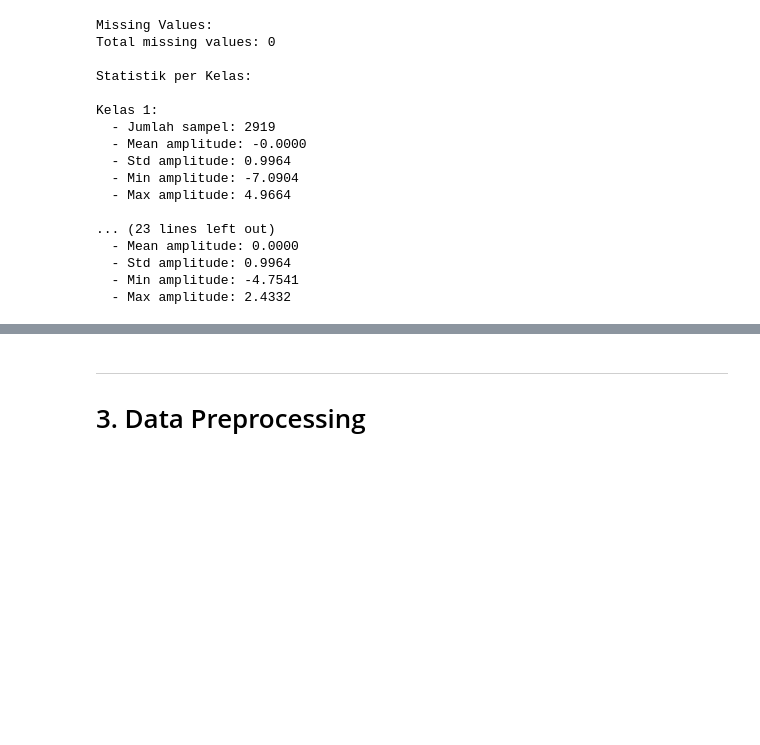
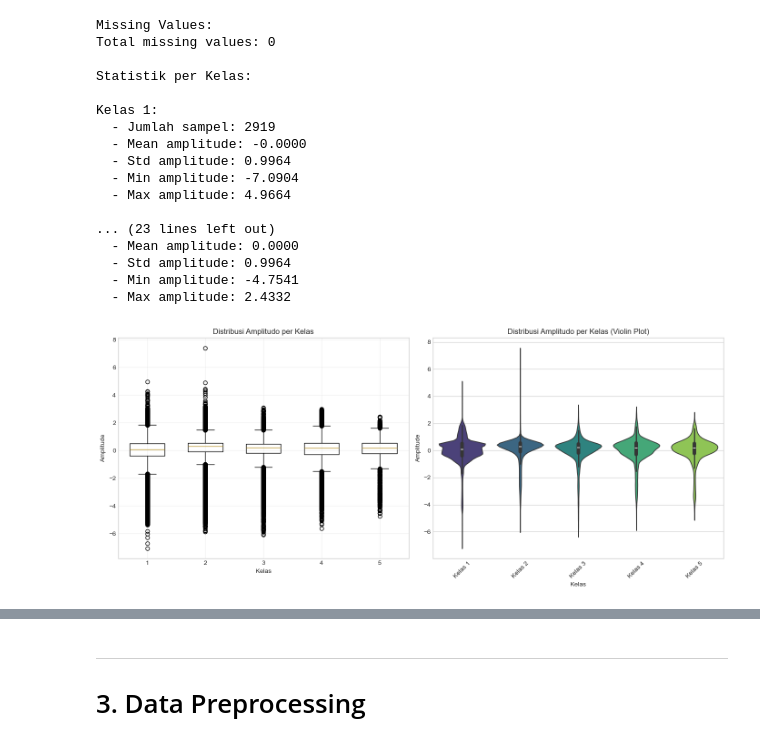
Before and after one commit to AchmadLutfi196/PSD, a Jupyter notebook: PSD/_build/jupyter_execute/ECG5000/ECG5000_CRISP_DM.ipynb, the cells around one changed output, grey strips where cells are left out. Drawn from its saved outputs; the diff is of its cells as text; code cells hidden in the pictures; blank space fills up the shorter version.

```diff
--- a/PSD/_build/jupyter_execute/ECG5000/ECG5000_CRISP_DM.ipynb
+++ b/PSD/_build/jupyter_execute/ECG5000/ECG5000_CRISP_DM.ipynb
@@ -40,8 +51,8 @@ sns.set_palette('husl')
 ValueError: numpy.dtype size changed, may indicate binary incompatibility. Expected 96 from C header, got 88 from PyObject
 # %%
 # Load data
-train_data = np.loadtxt('ECG5000_TRAIN.txt')
-test_data = np.loadtxt('ECG5000_TEST.txt')
+train_data = np.loadtxt('ECG5000/ECG5000_TRAIN.txt')
+test_data = np.loadtxt('ECG5000/ECG5000_TEST.txt')
 
 print(f'Training data shape: {train_data.shape}')
 print(f'Test data shape: {test_data.shape}')
@@ -188,3 +199,32 @@ Kelas 1:
   - Std amplitude: 0.9964
   - Min amplitude: -4.7541
   - Max amplitude: 2.4332
+# %%
+# Analisis distribusi per kelas - Box Plot
+plt.figure(figsize=(14, 6))
+plt.subplot(1, 2, 1)
+for label in unique_labels:
+    class_data = X[y == label].flatten()
+    plt.boxplot(class_data, positions=[label], widths=0.6)
+plt.title('Distribusi Amplitudo per Kelas')
+plt.xlabel('Kelas')
+plt.ylabel('Amplitude')
+plt.grid(True, alpha=0.3)
+
+# Violin plot untuk melihat distribusi lebih detail
+plt.subplot(1, 2, 2)
+data_for_violin = []
+labels_for_violin = []
+for label in unique_labels:
+    class_samples = X[y == label].flatten()
+    data_for_violin.extend(class_samples)
+    labels_for_violin.extend([f'Kelas {label}'] * len(class_samples))
+
+df_violin = pd.DataFrame({'Amplitude': data_for_violin, 'Kelas': labels_for_violin})
+sns.violinplot(data=df_violin, x='Kelas', y='Amplitude', palette='viridis')
+plt.title('Distribusi Amplitudo per Kelas (Violin Plot)')
+plt.xticks(rotation=45)
+plt.tight_layout()
+plt.show()
+# %% [output]
+[figure, added]
```
Also changed, not shown: parts of 19 cells of this notebook, 11 other files.
